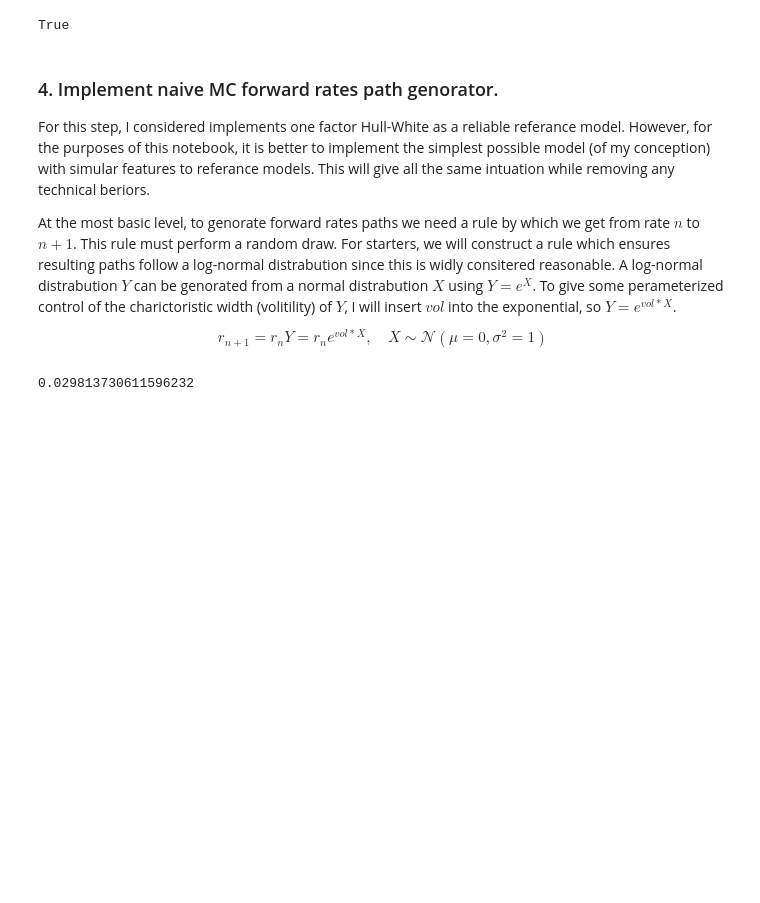
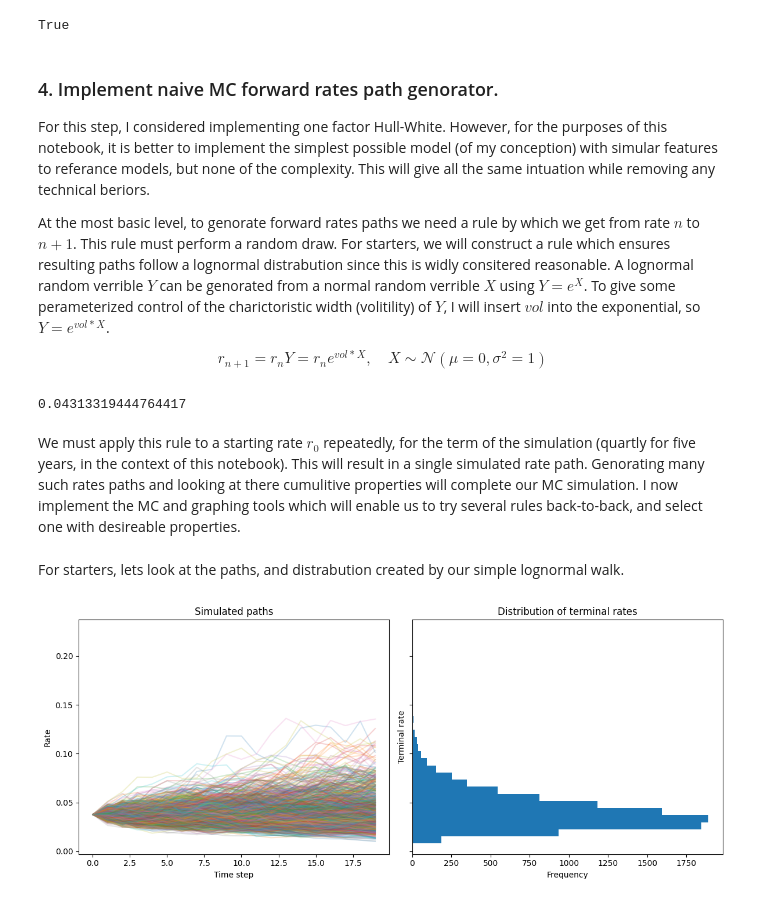
Before and after one commit to leo-megliola/swaptions, a Jupyter notebook: SWAPTION_MODEL.ipynb, the cells around one changed output. Cells and saved outputs as stored; diff of their text form; code cells hidden in the pictures; blank space fills up the shorter version.

Commit message:
step 4 complete

```diff
--- a/SWAPTION_MODEL.ipynb
+++ b/SWAPTION_MODEL.ipynb
@@ -206,18 +206,20 @@ True
 # %% [markdown]
 ### 4. Implement naive MC forward rates path genorator.
 
-For this step, I considered implements one factor Hull-White as a reliable referance model. However, for the purposes of this notebook, it is better to implement the simplest possible model (of my conception) with simular features to referance models. This will give all the same intuation while removing any technical beriors.
+For this step, I considered implementing one factor Hull-White. However, for the purposes of this notebook, it is better to implement the simplest possible model (of my conception) with simular features to referance models, but none of the complexity. This will give all the same intuation while removing any technical beriors.
 
-At the most basic level, to genorate forward rates paths we need a rule by which we get from rate $n$ to $n+1$. This rule must perform a random draw. For starters, we will construct a rule which ensures resulting paths follow a log-normal distrabution since this is widly consitered reasonable. A log-normal distrabution $Y$ can be genorated from a normal distrabution $X$ using $Y=e^{X}$. To give some perameterized control of the charictoristic width (volitility) of $Y$, I will insert $vol$ into the exponential, so $Y=e^{vol*X}$.
+At the most basic level, to genorate forward rates paths we need a rule by which we get from rate $n$ to $n+1$. This rule must perform a random draw. For starters, we will construct a rule which ensures resulting paths follow a lognormal distrabution since this is widly consitered reasonable. A lognormal random verrible $Y$ can be genorated from a normal random verrible $X$ using $Y=e^{X}$. To give some perameterized control of the charictoristic width (volitility) of $Y$, I will insert $vol$ into the exponential, so $Y=e^{vol*X}$.
 
 $$r_{n+1}=r_nY=r_ne^{vol*X}, \quad X\sim\mathcal{N}(\mu=0,\sigma^2=1)$$
 # %%
 #taking a single step using the above rule with starting rate of 4% and vol=0.1
-S0 = 0.04
+r0 = 0.04
 vol = 0.10
 
-S = S0 * np.exp(vol * np.random.randn())
-print(S)
+r = r0 * np.exp(vol * np.random.randn())
+print(r)
 # %% [output]
-0.029813730611596232
+0.04313319444764417
+# %% [markdown]
+We must apply this rule to a starting rate $r_0$ repeatedly, for the term of the simulation (quartly for five years, in the context of this notebook). This will result in a single simulated rate path. Genorating many such rates paths and looking at there cumulitive properties will complete our MC simulation. I now implement the MC and graphing tools which will enable us to try several rules back-to-back, and select one with desireable properties.
 # %%
@@ -248,3 +255,11 @@ def plot(f, S0 = 0.04, vol = 0.10, term = 5*4, fwds = None, alpha = 0.0, n = 100
 
   plt.tight_layout()
   plt.show()
+# %% [markdown]
+For starters, lets look at the paths, and distrabution created by our simple lognormal walk.
+# %%
+simple = lambda r, params, i: r * np.exp(params['vol'] * np.random.randn())
+
+plot(simple, UST_spot_CC[0], {'vol':0.10})
+# %% [output]
+[figure, added]
```
Also changed, not shown: parts of 11 cells of this notebook.
